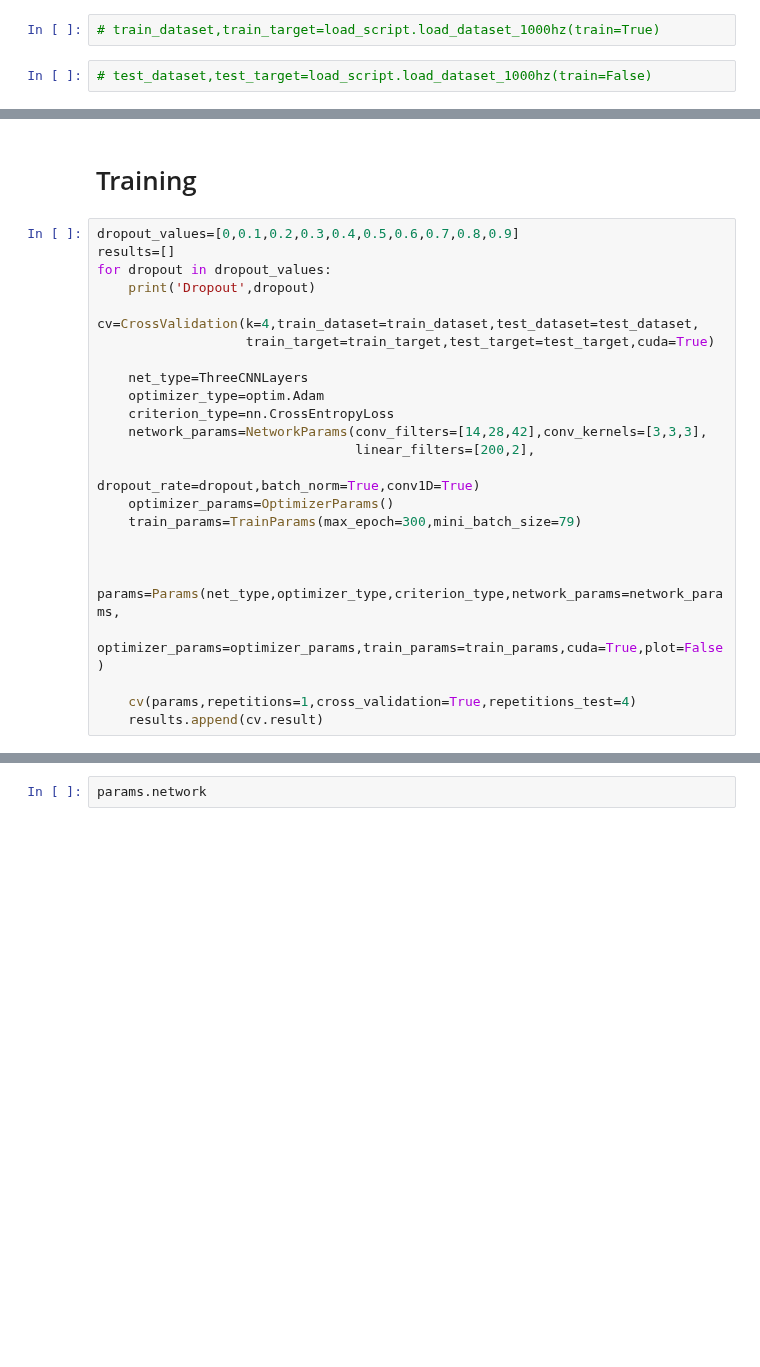
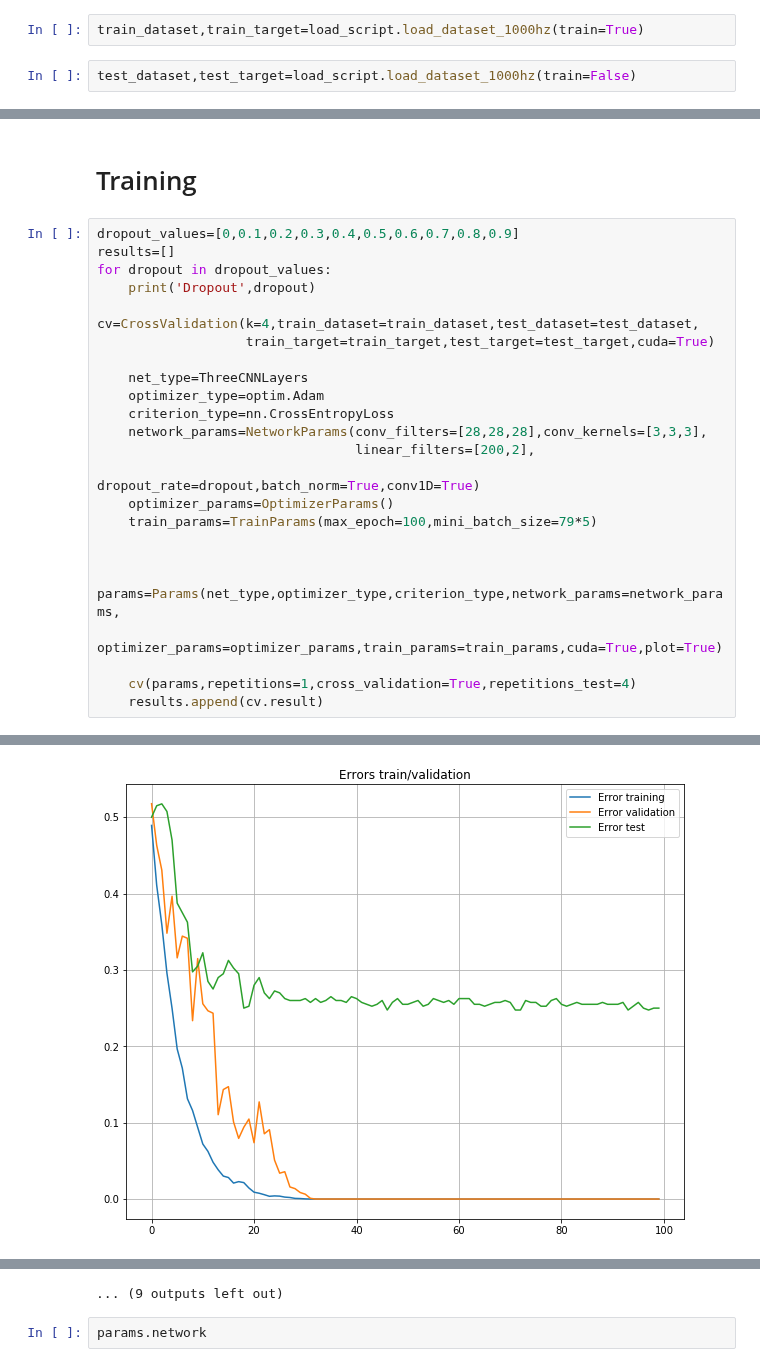
Before and after one commit to deatinor/EEG, a Jupyter notebook: stefano/models_pc2.ipynb, the cells around one changed output, grey strips where cells are left out. Cells and saved outputs as stored; diff of their text form; blank space fills up the shorter version.

```diff
--- a/stefano/models_pc2.ipynb
+++ b/stefano/models_pc2.ipynb
@@ -46,9 +46,9 @@ Reading data from /home/stefano/EEG//stefano//figures//
 Reading data from /home/stefano/EEG//stefano//__pycache__//
 Reading data from /home/stefano/EEG//stefano//notebook//
 # %%
-# train_dataset,train_target=load_script.load_dataset_1000hz(train=True)
+train_dataset,train_target=load_script.load_dataset_1000hz(train=True)
 # %%
-# test_dataset,test_target=load_script.load_dataset_1000hz(train=False)
+test_dataset,test_target=load_script.load_dataset_1000hz(train=False)
 # %%
 train_dataset,train_target=load_script.load_dataset(train=True)
 # %%
@@ -86,15 +86,15 @@ for dropout in dropout_values:
     net_type=ThreeCNNLayers
     optimizer_type=optim.Adam
     criterion_type=nn.CrossEntropyLoss
-    network_params=NetworkParams(conv_filters=[14,28,42],conv_kernels=[3,3,3],
+    network_params=NetworkParams(conv_filters=[28,28,28],conv_kernels=[3,3,3],
                                  linear_filters=[200,2],
                                  dropout_rate=dropout,batch_norm=True,conv1D=True)
     optimizer_params=OptimizerParams()
-    train_params=TrainParams(max_epoch=300,mini_batch_size=79)
+    train_params=TrainParams(max_epoch=100,mini_batch_size=79*5)
 
 
     params=Params(net_type,optimizer_type,criterion_type,network_params=network_params,
-                  optimizer_params=optimizer_params,train_params=train_params,cuda=True,plot=False)
+                  optimizer_params=optimizer_params,train_params=train_params,cuda=True,plot=True)
 
     cv(params,repetitions=1,cross_validation=True,repetitions_test=4)
     results.append(cv.result)
@@ -102,0 +119 @@ Dropout 0
+[figure, added]
@@ -157,3 +210,4 @@ ThreeCNNLayers(
+... (9 outputs left out)
 # %%
 params.network
 # %%
```
Also changed, not shown: parts of 4 cells of this notebook, 8 other files.
